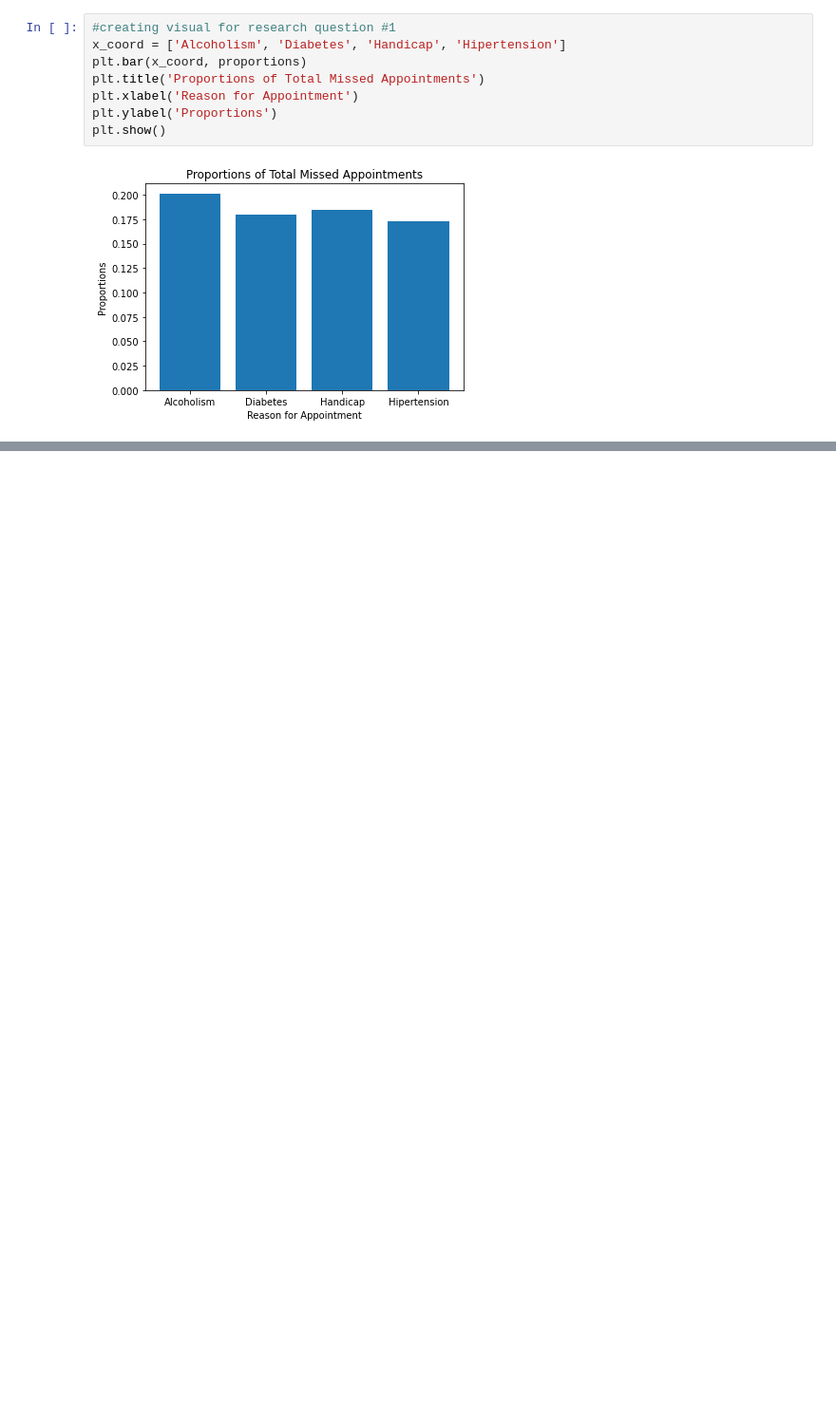
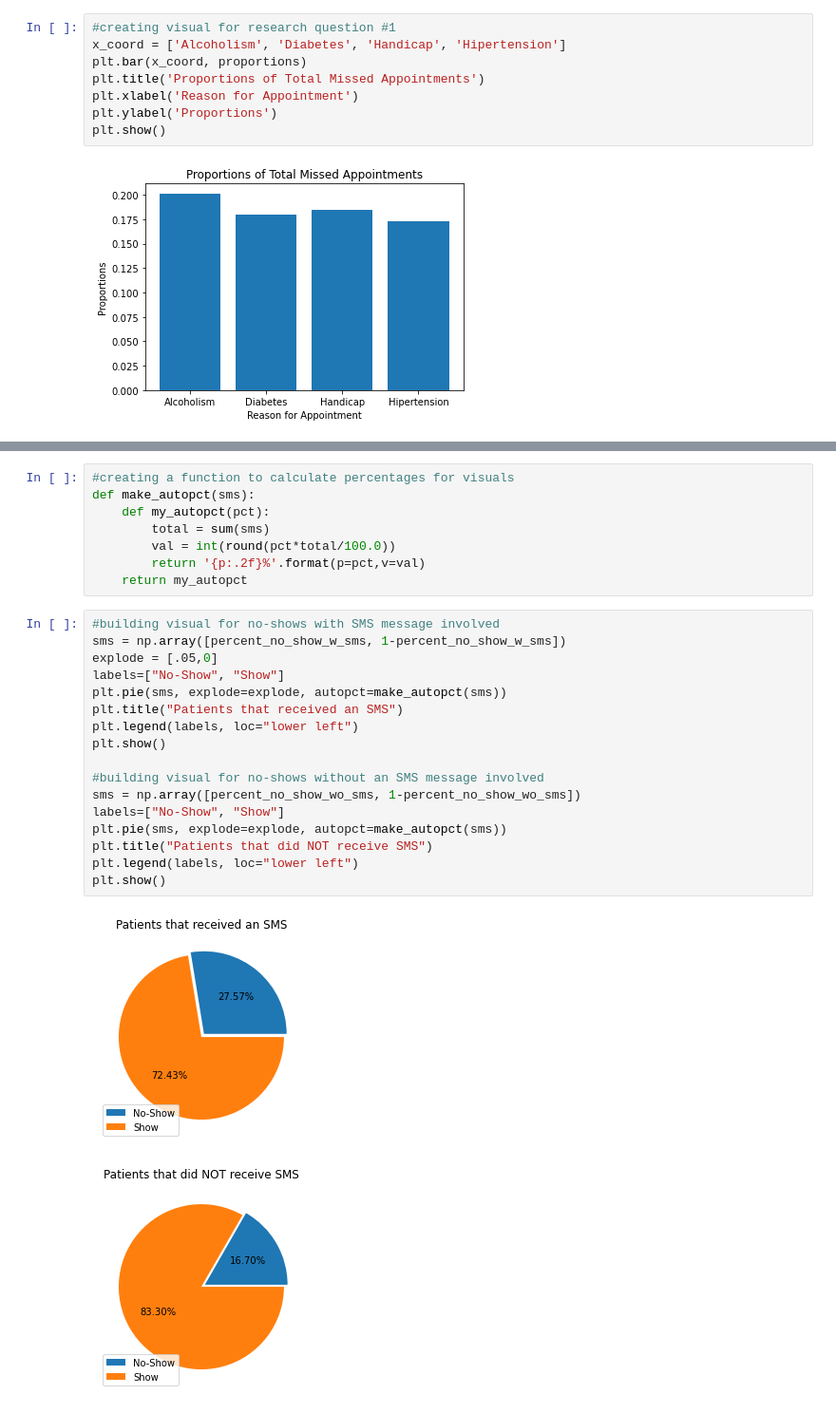
Before and after one commit to josh-breunig/Investigating_Medical_Appointment_data, a Jupyter notebook: Investigating_a_Dataset_Medical_Appointments.ipynb, the cells around one changed output, grey strips where cells are left out. Shown at 95% size. Cells and saved outputs as stored; diff of their text form; blank space fills up the shorter version.

```diff
--- a/Investigating_a_Dataset_Medical_Appointments.ipynb
+++ b/Investigating_a_Dataset_Medical_Appointments.ipynb
@@ -241 +251,29 @@ plt.show()
+# %%
+#creating a function to calculate percentages for visuals
+def make_autopct(sms):
+    def my_autopct(pct):
+        total = sum(sms)
+        val = int(round(pct*total/100.0))
+        return '{p:.2f}%'.format(p=pct,v=val)
+    return my_autopct
+# %%
+#building visual for no-shows with SMS message involved
+sms = np.array([percent_no_show_w_sms, 1-percent_no_show_w_sms])
+explode = [.05,0]
+labels=["No-Show", "Show"]
+plt.pie(sms, explode=explode, autopct=make_autopct(sms))
+plt.title("Patients that received an SMS")
+plt.legend(labels, loc="lower left")
+plt.show()
+
+#building visual for no-shows without an SMS message involved
+sms = np.array([percent_no_show_wo_sms, 1-percent_no_show_wo_sms])
+labels=["No-Show", "Show"]
+plt.pie(sms, explode=explode, autopct=make_autopct(sms))
+plt.title("Patients that did NOT receive SMS")
+plt.legend(labels, loc="lower left")
+plt.show()
+# %% [output]
+[figure, added]
+[figure, added]
 # %% [markdown]
```
Also changed, not shown: parts of 10 cells of this notebook.
